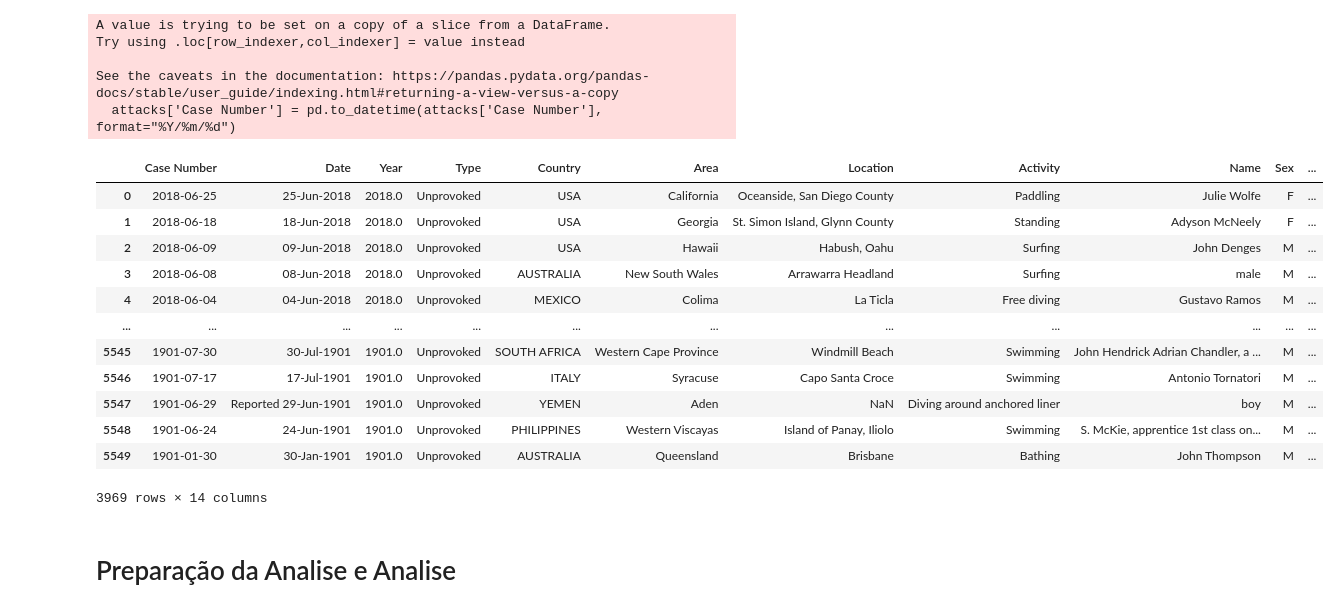
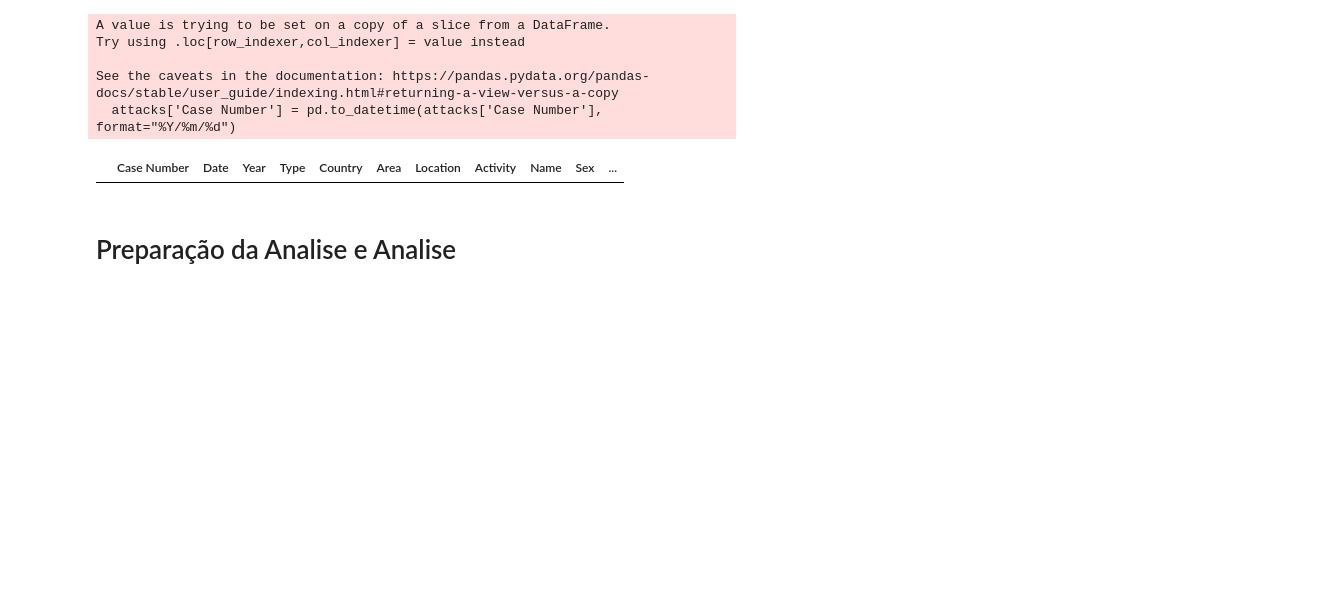
Before and after one commit to tomasgiannetti/Shark-Attack, a Jupyter notebook: Analysis.ipynb, the cells around one changed output. Saved outputs shown, nothing was run; the diff lists cells and outputs as text; code cells hidden in the pictures; blank space fills up the shorter version.

```diff
--- a/Analysis.ipynb
+++ b/Analysis.ipynb
@@ -67,21 +67,9 @@ See the caveats in the documentation: https://pandas.pydata.org/pandas-docs/stab
 # %%
 mask_unpro = attacks['Type'] == 'Unprovoked'
 mask_prov = attacks['Type'] == 'Provoked'
-attacks
+attacks[attacks['Type']!= 'Unprovoked']
 # %% [output]
 |  | Case Number | Date | Year | Type | Country | Area | Location | Activity | Name | Sex | ... |
-| 0 | 2018-06-25 | 25-Jun-2018 | 2018.0 | Unprovoked | USA | California | Oceanside, San Diego County | Paddling | Julie Wolfe | F | ... |
-| 1 | 2018-06-18 | 18-Jun-2018 | 2018.0 | Unprovoked | USA | Georgia | St. Simon Island, Glynn County | Standing | Adyson McNeely | F | ... |
-| 2 | 2018-06-09 | 09-Jun-2018 | 2018.0 | Unprovoked | USA | Hawaii | Habush, Oahu | Surfing | John Denges | M | ... |
-| 3 | 2018-06-08 | 08-Jun-2018 | 2018.0 | Unprovoked | AUSTRALIA | New South Wales | Arrawarra Headland | Surfing | male | M | ... |
-| 4 | 2018-06-04 | 04-Jun-2018 | 2018.0 | Unprovoked | MEXICO | Colima | La Ticla | Free diving | Gustavo Ramos | M | ... |
-| ... | ... | ... | ... | ... | ... | ... | ... | ... | ... | ... | ... |
-| 5545 | 1901-07-30 | 30-Jul-1901 | 1901.0 | Unprovoked | SOUTH AFRICA | Western Cape Province | Windmill Beach | Swimming | John Hendrick Adrian Chandler, a ... | M | ... |
-| 5546 | 1901-07-17 | 17-Jul-1901 | 1901.0 | Unprovoked | ITALY | Syracuse | Capo Santa Croce | Swimming | Antonio Tornatori | M | ... |
-| 5547 | 1901-06-29 | Reported 29-Jun-1901 | 1901.0 | Unprovoked | YEMEN | Aden | NaN | Diving around anchored liner | boy | M | ... |
-| 5548 | 1901-06-24 | 24-Jun-1901 | 1901.0 | Unprovoked | PHILIPPINES | Western Viscayas | Island of Panay, Iliolo | Swimming | S. McKie, apprentice 1st class on... | M | ... |
-| 5549 | 1901-01-30 | 30-Jan-1901 | 1901.0 | Unprovoked | AUSTRALIA | Queensland | Brisbane | Bathing | John Thompson | M | ... |
-3969 rows × 14 columns
 # %% [markdown]
 # Preparação da Analise e Analise
 # %% [markdown]
```
